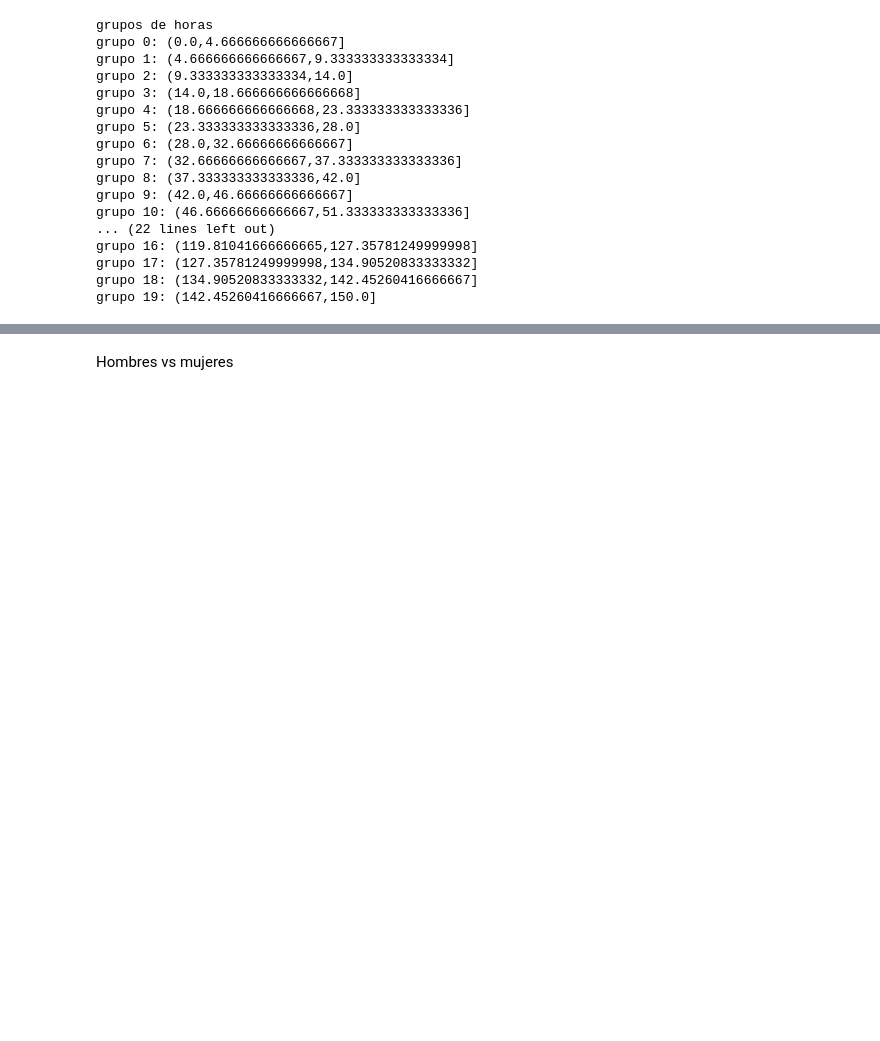
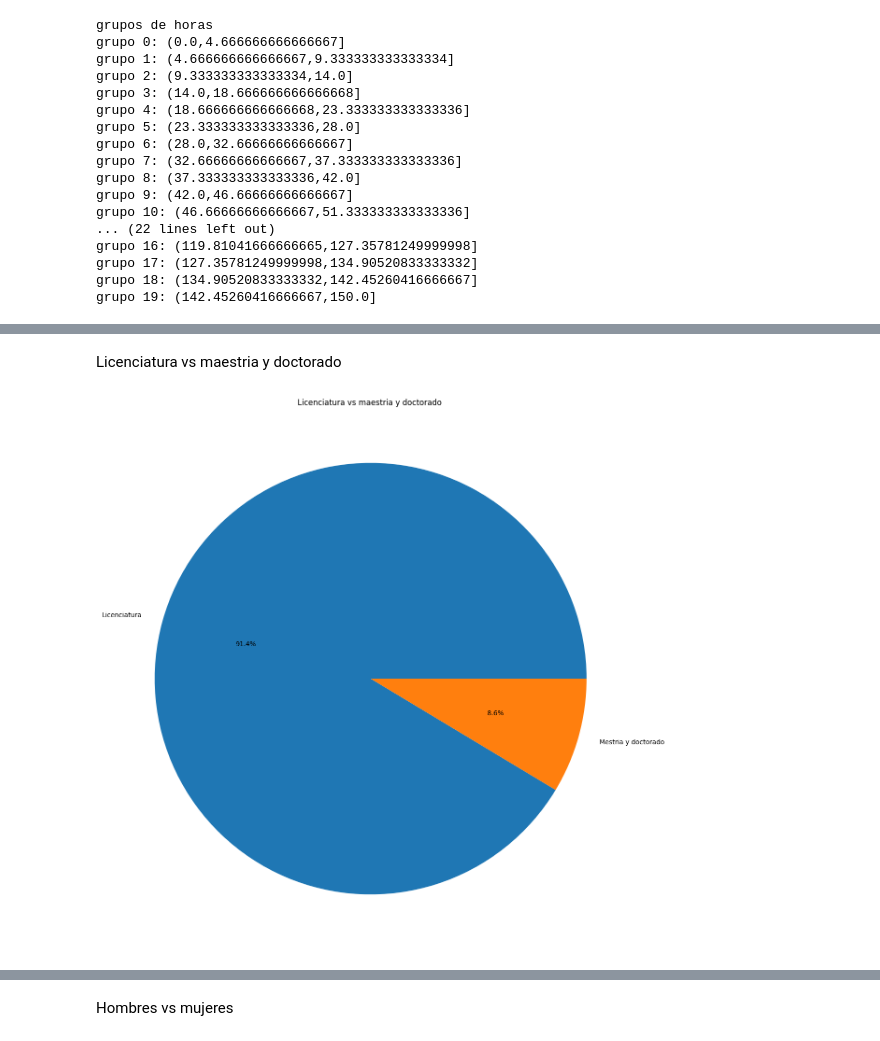
Before and after one commit to mTrujillf/inferencia, a Jupyter notebook: inferencia3.ipynb, the cells around one changed output, grey strips where cells are left out. Cells and saved outputs as stored; diff of their text form; code cells hidden in the pictures; blank space fills up the shorter version.

```diff
--- a/inferencia3.ipynb
+++ b/inferencia3.ipynb
@@ -319,0 +320,16 @@ arr_inter_pago_hora
+# %% [markdown]
+Licenciatura vs maestria y doctorado
+# %%
+df_licenciatura = df_superior.loc[df_superior['NIV'] == 8]
+df_mestria_doctorado = df_superior.loc[df_superior['NIV'] == 9]
+tot_licenciatura = len(df_licenciatura)
+tot_mestria_doctorado = len(df_mestria_doctorado)
+arr_pie = [tot_licenciatura/tot_superior,tot_mestria_doctorado/tot_superior]
+mylabels = ['Licenciatura','Mestria y doctorado']
+
+plt.figure(figsize=(15,15))
+plt.title("Licenciatura vs maestria y doctorado ")
+plt.pie(arr_pie,labels = mylabels, autopct='%1.1f%%')
+plt.show()
+# %% [output]
+[figure, added]
```
Also changed, not shown: parts of 34 cells of this notebook.
